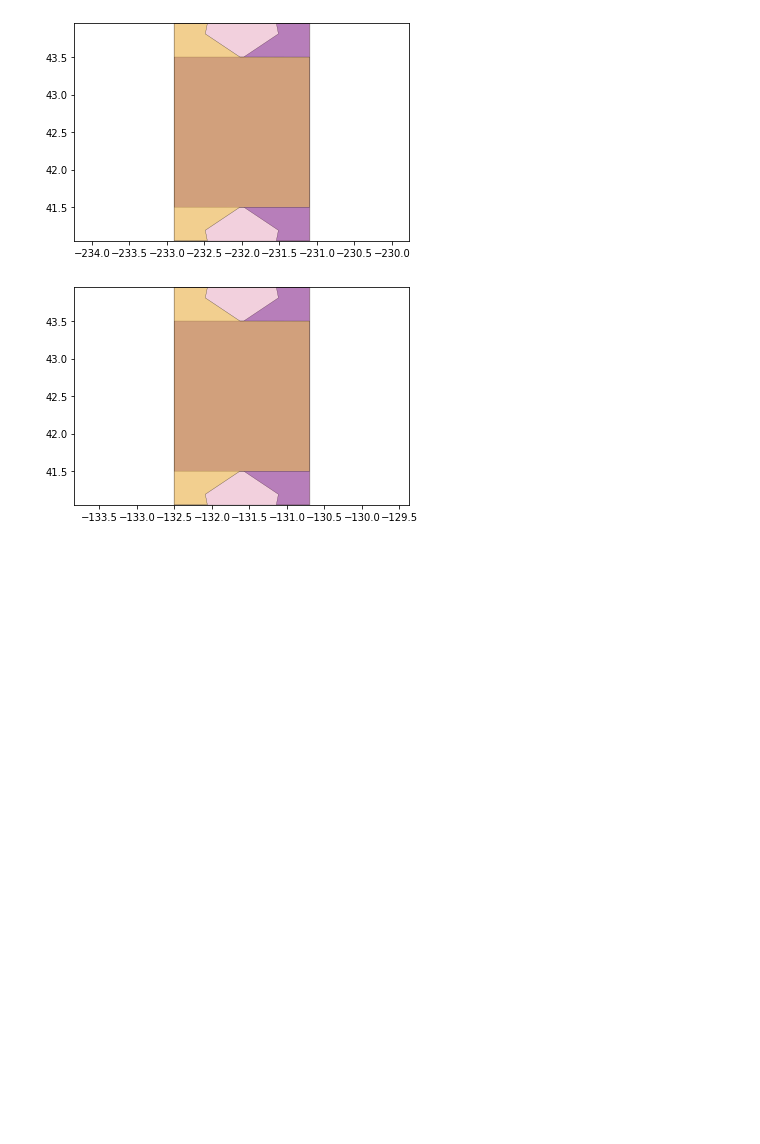
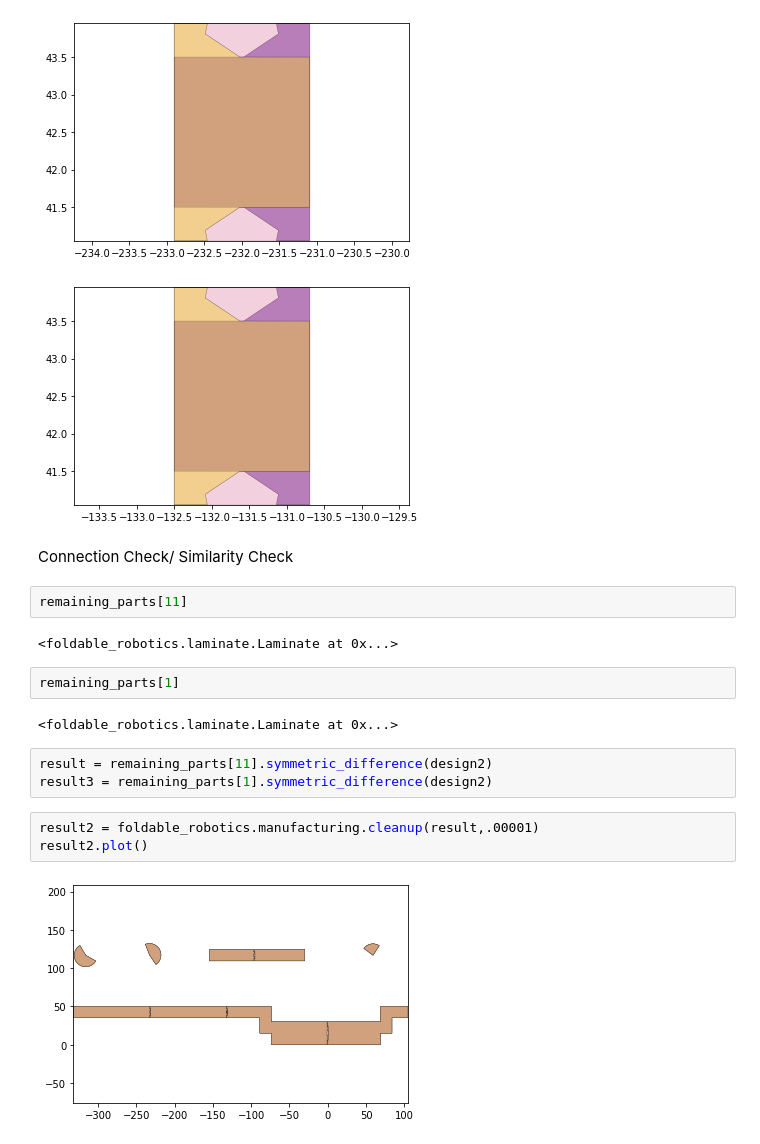
Before and after one commit to arnoldjames98/arnoldjames98.github.io, a Jupyter notebook: designManufacturing.ipynb, the cells around one changed output. Cells and saved outputs as stored; diff of their text form; blank space fills up the shorter version.

```diff
--- a/designManufacturing.ipynb
+++ b/designManufacturing.ipynb
@@ -402,3 +453,21 @@ for item in remaining_parts:
 [figure]
 [figure]
 [figure]
+# %% [markdown]
+Connection Check/ Similarity Check
+# %%
+remaining_parts[11]
+# %% [output]
+<foldable_robotics.laminate.Laminate at 0x...>
+# %%
+remaining_parts[1]
+# %% [output]
+<foldable_robotics.laminate.Laminate at 0x...>
+# %%
+result = remaining_parts[11].symmetric_difference(design2)
+result3 = remaining_parts[1].symmetric_difference(design2)
+# %%
+result2 = foldable_robotics.manufacturing.cleanup(result,.00001)
+result2.plot()
+# %% [output]
+[figure, added]
```
Also changed, not shown: parts of 25 cells of this notebook.
